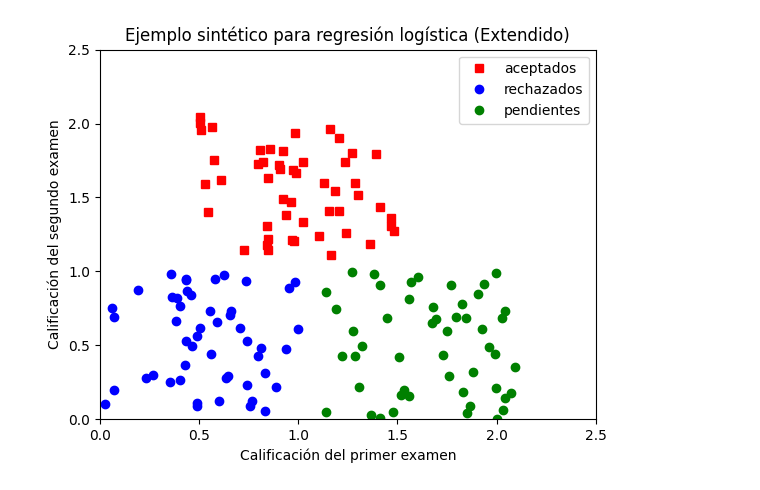
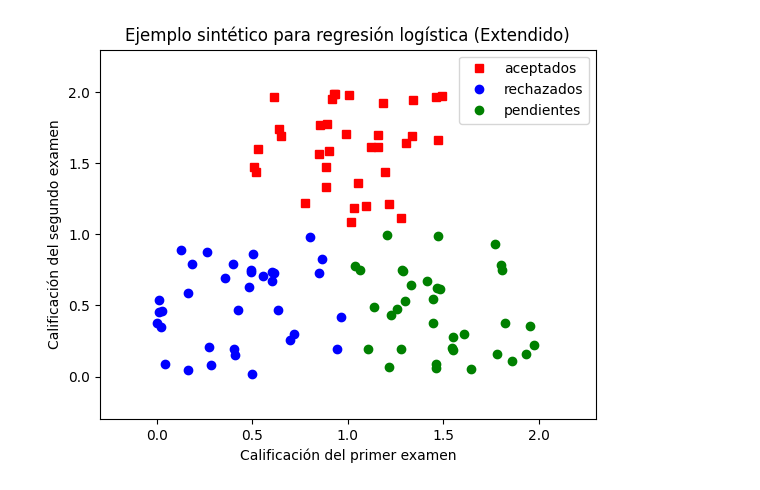
Before and after one commit to juancfaz/Machine-Learning, a Jupyter notebook: softmax.ipynb, the cells around one changed output. Cells and saved outputs as stored; diff of their text form; code cells hidden in the pictures.

```diff
--- a/softmax.ipynb
+++ b/softmax.ipynb
@@ -8,3 +6,28 @@ import matplotlib.pyplot as plt
+# %%
+np.random.seed(random.randint(0, 10000))
+x = np.random.randn(35, 2)
+y = np.random.choice([0, 1, 2], size=35)
+
+# Generar 100 puntos adicionales para cada clase
+random_points_class0 = np.random.rand(35, 2) * np.array([1, 1])
+random_points_class1 = np.random.rand(35, 2) * np.array([1, 1]) + np.array([0.5, 1])
+random_points_class2 = np.random.rand(35, 2) * np.array([1, 1]) + np.array([1, 0])
+
+x_extended = np.vstack([random_points_class0, random_points_class1, random_points_class2])
+y_extended = np.repeat([0, 1, 2], 35)
+
+# Graficar los datos extendidos
+plt.plot(x_extended[y_extended == 1, 0], x_extended[y_extended == 1, 1], 'sr', label='aceptados')
+plt.plot(x_extended[y_extended == 0, 0], x_extended[y_extended == 0, 1], 'ob', label='rechazados')
+plt.plot(x_extended[y_extended == 2, 0], x_extended[y_extended == 2, 1], 'go', label='pendientes')
+plt.title(u'Ejemplo sintético para regresión logística (Extendido)')
+plt.xlabel(u'Calificación del primer examen')
+plt.ylabel(u'Calificación del segundo examen')
+plt.axis([-0.3, 2.3, -0.3, 2.3])
+plt.legend(loc=0)
+plt.show()
+# %% [output]
+[figure, added]
 # %%
 def softmax(z):
     max_z = np.max(z)
@@ -36,28 +48,2 @@ def gradiente(x, y_true, y_pred):
     return deltaw, deltab
-# %%
-import random
-np.random.seed(random.randint(0, 1000))
-x = np.random.randn(100, 2)  # 100 ejemplos de 2 características
-y = np.random.choice([0, 1, 2], size=100)  # Tres clases
-
-random_points_class0 = np.random.rand(50, 2) * np.array([1, 1])
-random_points_class1 = np.random.rand(50, 2) * np.array([1, 1]) + np.array([0.5, 1.1])
-random_points_class2 = np.random.rand(50, 2) * np.array([1, 1]) + np.array([1.1, 0])
-
-# Agregar los nuevos puntos a los datos existentes
-x_extended = np.vstack([random_points_class0, random_points_class1, random_points_class2])
-y_extended = np.hstack([np.zeros(50), np.ones(50), 2*np.ones(50)])
-
-# Graficar los puntos extendidos
-plt.plot(x_extended[y_extended == 1, 0], x_extended[y_extended == 1, 1], 'sr', label='aceptados')
-plt.plot(x_extended[y_extended == 0, 0], x_extended[y_extended == 0, 1], 'ob', label='rechazados')
-plt.plot(x_extended[y_extended == 2, 0], x_extended[y_extended == 2, 1], 'go', label='pendientes')
-plt.title(u'Ejemplo sintético para regresión logística (Extendido)')
-plt.xlabel(u'Calificación del primer examen')
-plt.ylabel(u'Calificación del segundo examen')
-plt.axis([0, 2.5, 0, 2.5])
-plt.legend(loc=0)
-plt.show()
-# %% [output]
-[figure, removed]
 # %%
```
Also changed, not shown: parts of 4 cells of this notebook.
